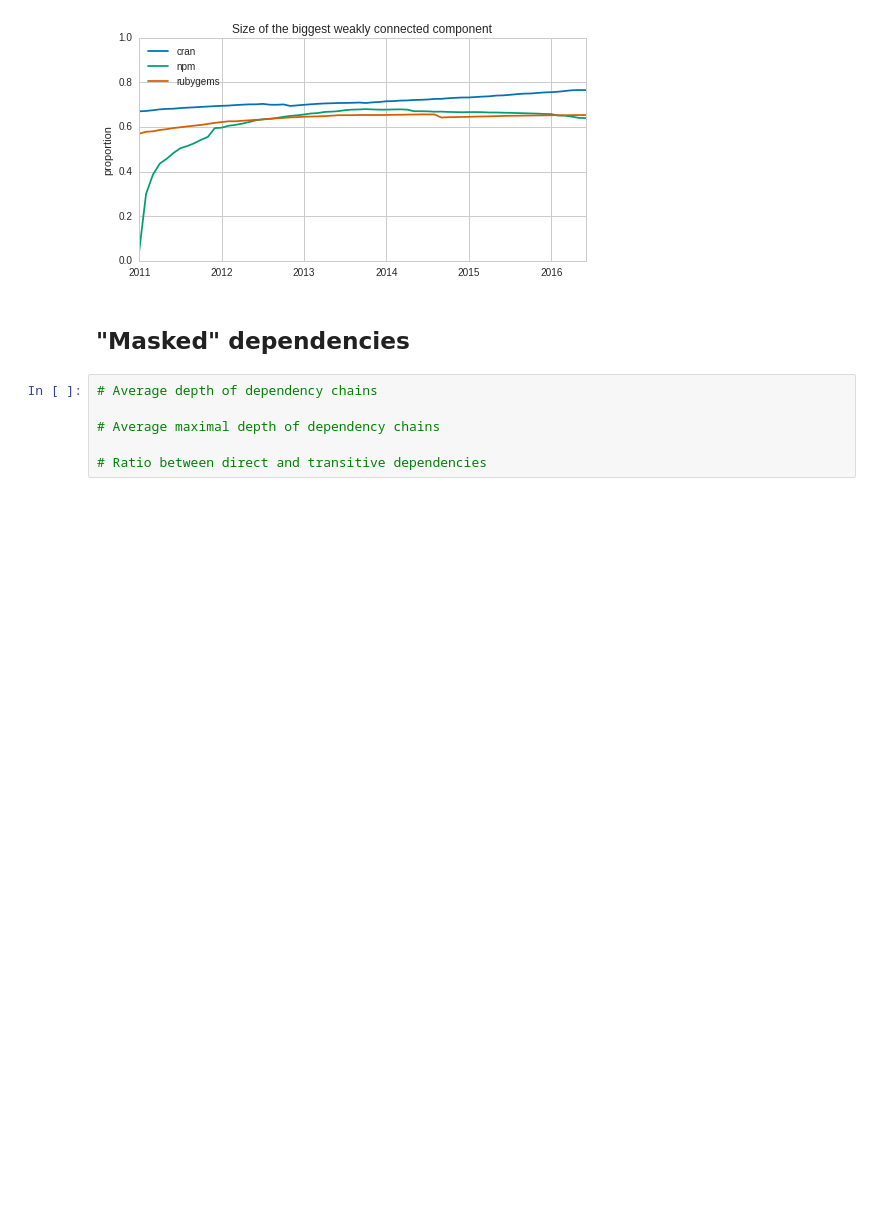
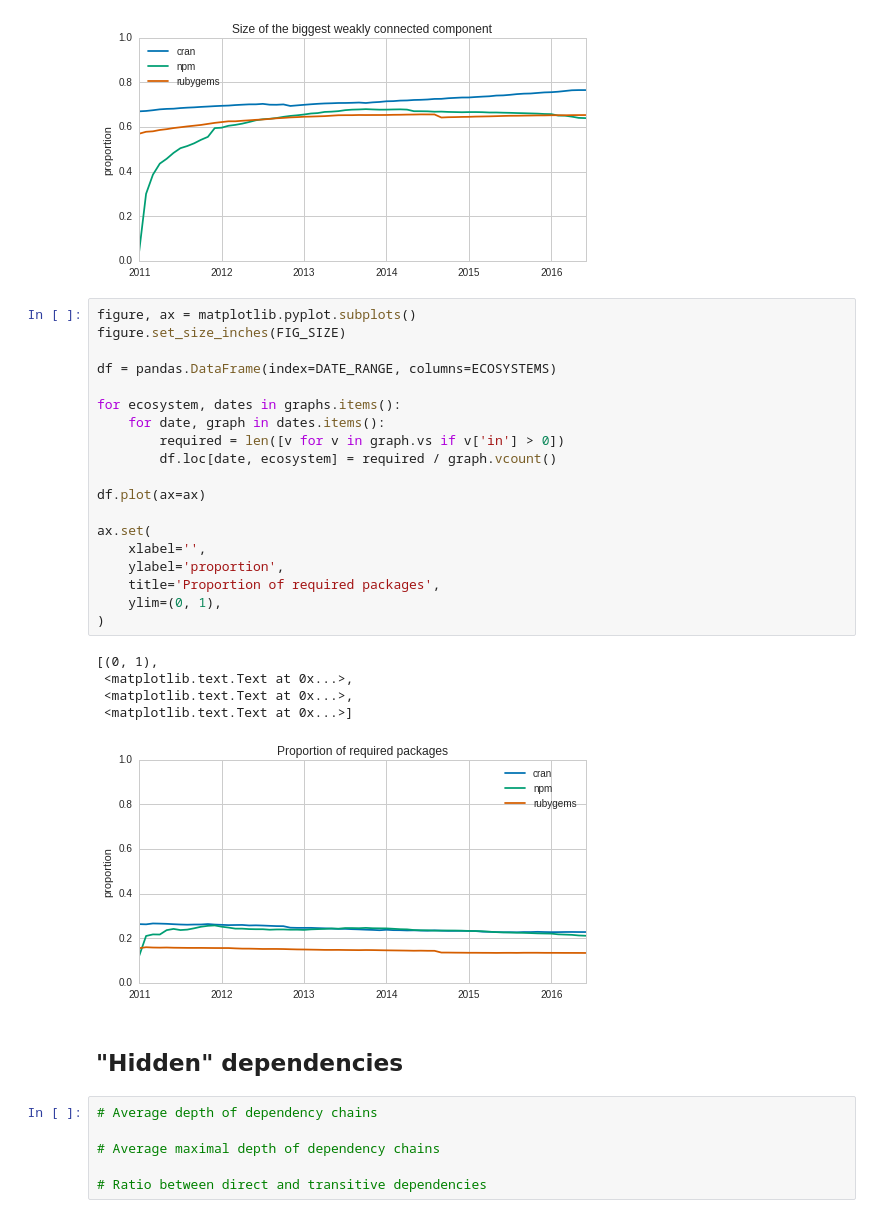
Before and after one commit to AlexandreDecan/ecos-emse, a Jupyter notebook: notebooks/Graphs metrics.ipynb, the cells around one changed output. Cells and saved outputs as stored; diff of their text form; blank space fills up the shorter version.

Commit message:
Proportion of required packages

```diff
--- a/notebooks/Graphs metrics.ipynb
+++ b/notebooks/Graphs metrics.ipynb
@@ -356,8 +356,33 @@ ax.set(
  <matplotlib.text.Text at 0x...>,
  <matplotlib.text.Text at 0x...>]
 [figure]
+# %%
+figure, ax = matplotlib.pyplot.subplots()
+figure.set_size_inches(FIG_SIZE)
+
+df = pandas.DataFrame(index=DATE_RANGE, columns=ECOSYSTEMS)
+
+for ecosystem, dates in graphs.items():
+    for date, graph in dates.items():
+        required = len([v for v in graph.vs if v['in'] > 0])
+        df.loc[date, ecosystem] = required / graph.vcount()
+
+df.plot(ax=ax)
+
+ax.set(
+    xlabel='',
+    ylabel='proportion',
+    title='Proportion of required packages',
+    ylim=(0, 1),
+)
+# %% [output]
+[(0, 1),
+ <matplotlib.text.Text at 0x...>,
+ <matplotlib.text.Text at 0x...>,
+ <matplotlib.text.Text at 0x...>]
+[figure, added]
 # %% [markdown]
-## "Masked" dependencies
+## "Hidden" dependencies
 # %%
 # Average depth of dependency chains
 
```
